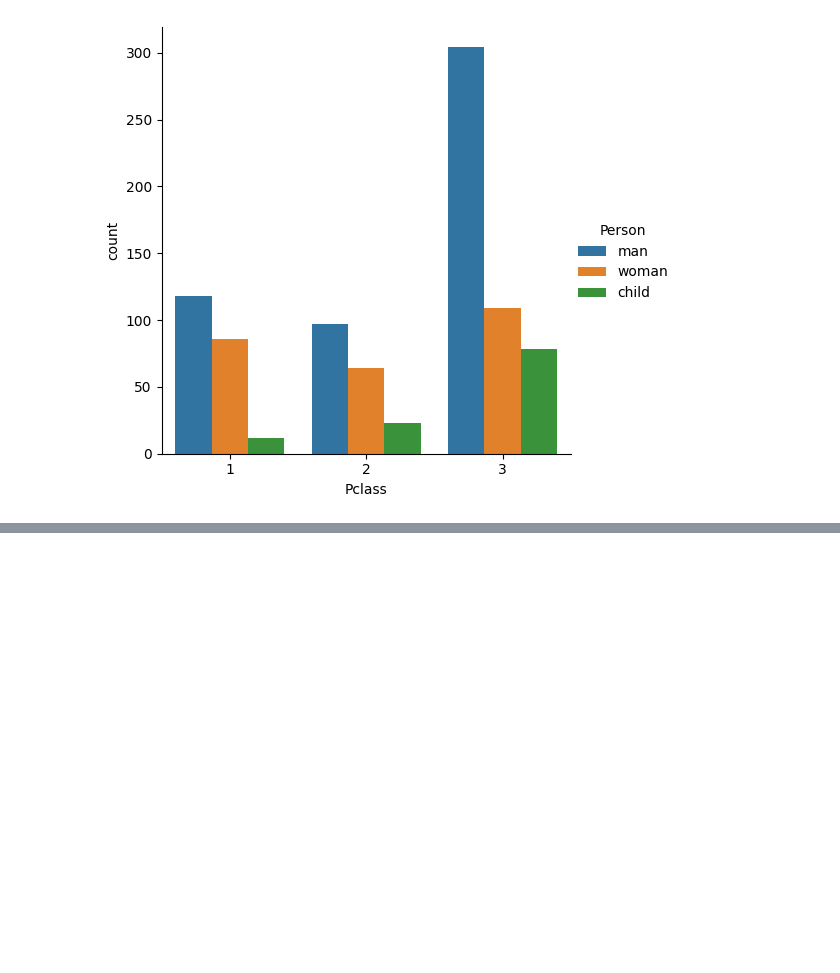
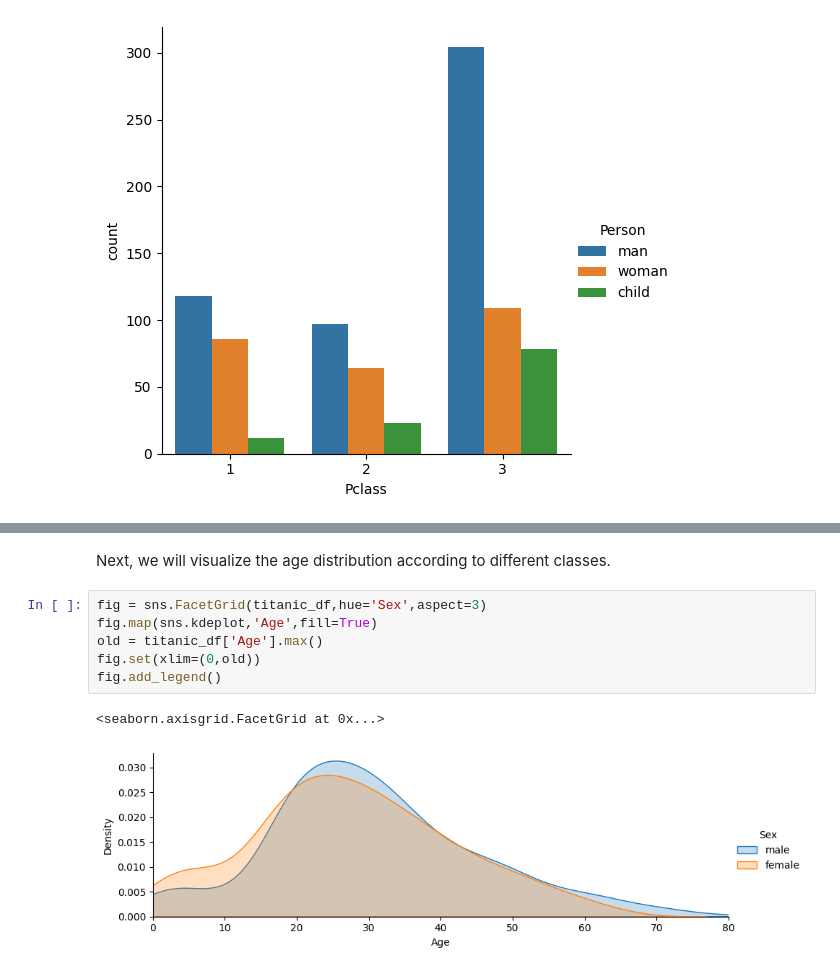
Before and after one commit to ShariarImroze/DS_ML_Portfolio, a Jupyter notebook: DS_codes/2_DS_exploratory_analysis.ipynb, the cells around one changed output, grey strips where cells are left out. Cells and saved outputs as stored; diff of their text form; blank space fills up the shorter version.

```diff
--- a/DS_codes/2_DS_exploratory_analysis.ipynb
+++ b/DS_codes/2_DS_exploratory_analysis.ipynb
@@ -120,0 +136,11 @@ sns.catplot(x='Pclass',data=titanic_df,hue='Person',kind='count')
+# %% [markdown]
+Next, we will visualize the age distribution according to different classes.
+# %%
+fig = sns.FacetGrid(titanic_df,hue='Sex',aspect=3)
+fig.map(sns.kdeplot,'Age',fill=True)
+old = titanic_df['Age'].max()
+fig.set(xlim=(0,old))
+fig.add_legend()
+# %% [output]
+<seaborn.axisgrid.FacetGrid at 0x...>
+[figure, added]
```
Also changed, not shown: parts of 3 cells of this notebook.
